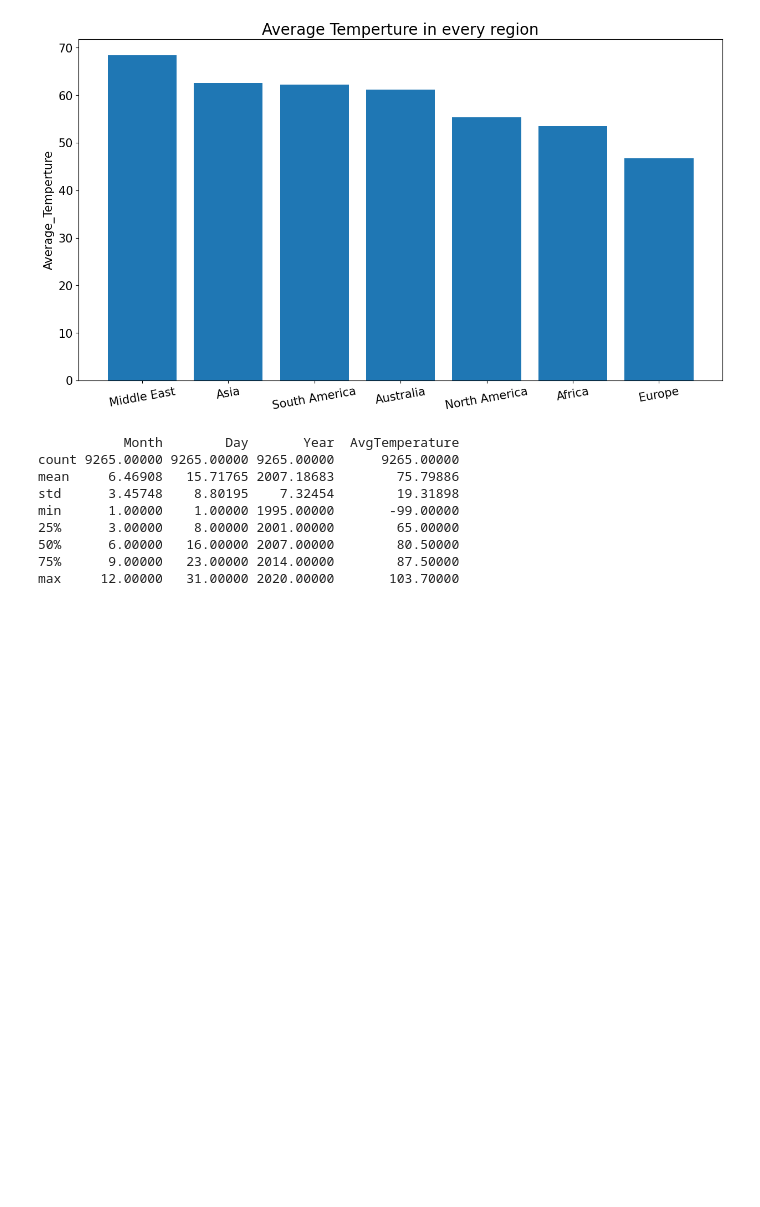
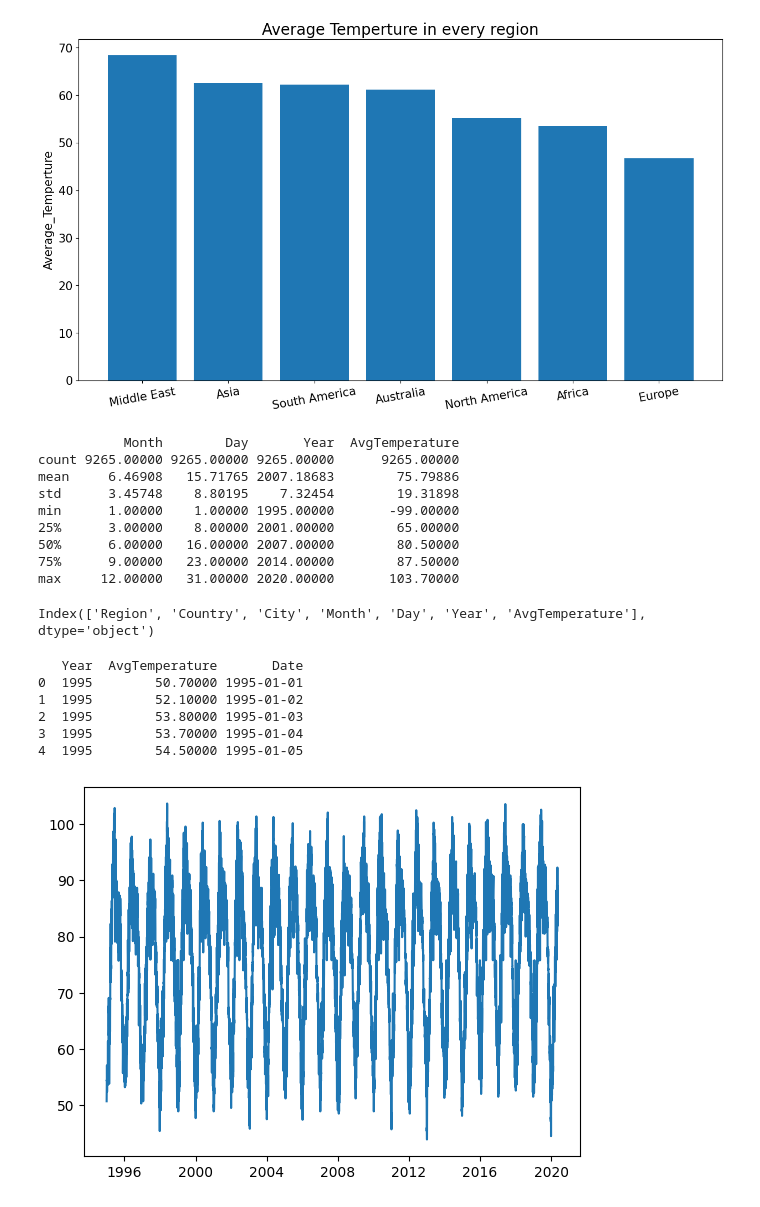
Before and after one commit to mounishsjsu/266_Project, a Jupyter notebook: 266_Final_Project.ipynb, the cells around one changed output. Cells and saved outputs as stored; diff of their text form; code cells hidden in the pictures; blank space fills up the shorter version.

```diff
--- a/266_Final_Project.ipynb
+++ b/266_Final_Project.ipynb
@@ -132,3 +140,30 @@ min      1.00000    1.00000 1995.00000       -99.00000
 50%      6.00000   16.00000 2007.00000        80.50000
 75%      9.00000   23.00000 2014.00000        87.50000
 max     12.00000   31.00000 2020.00000       103.70000
+# %%
+from sklearn.impute import SimpleImputer
+imputer = SimpleImputer()
+delhi["AvgTemperature"].replace(-99, np.mean(delhi["AvgTemperature"]), inplace = True)
+delhi["AvgTemperature"] = pd.DataFrame(imputer.fit_transform(delhi.loc[:, "AvgTemperature":]))
+# %%
+print(delhi.columns)
+# %% [output]
+Index(['Region', 'Country', 'City', 'Month', 'Day', 'Year', 'AvgTemperature'], dtype='object')
+# %%
+#Converting to datetime format
+delhi['Date'] = pd.to_datetime(delhi[['Year','Month','Day']])
+delhi = delhi.drop(['Region', 'Country', 'City','Month','Day'], axis = 1)
+print(delhi.head())
+
+#Visualisation
+fig4= plt.plot(delhi["Date"], delhi["AvgTemperature"])
+fig4=plt.savefig("/content/Screenshots")
+plt.show()
+# %% [output]
+   Year  AvgTemperature       Date
+0  1995        50.70000 1995-01-01
+1  1995        52.10000 1995-01-02
+2  1995        53.80000 1995-01-03
+3  1995        53.70000 1995-01-04
+4  1995        54.50000 1995-01-05
+[figure, added]
```
Also changed, not shown: parts of 7 cells of this notebook.
